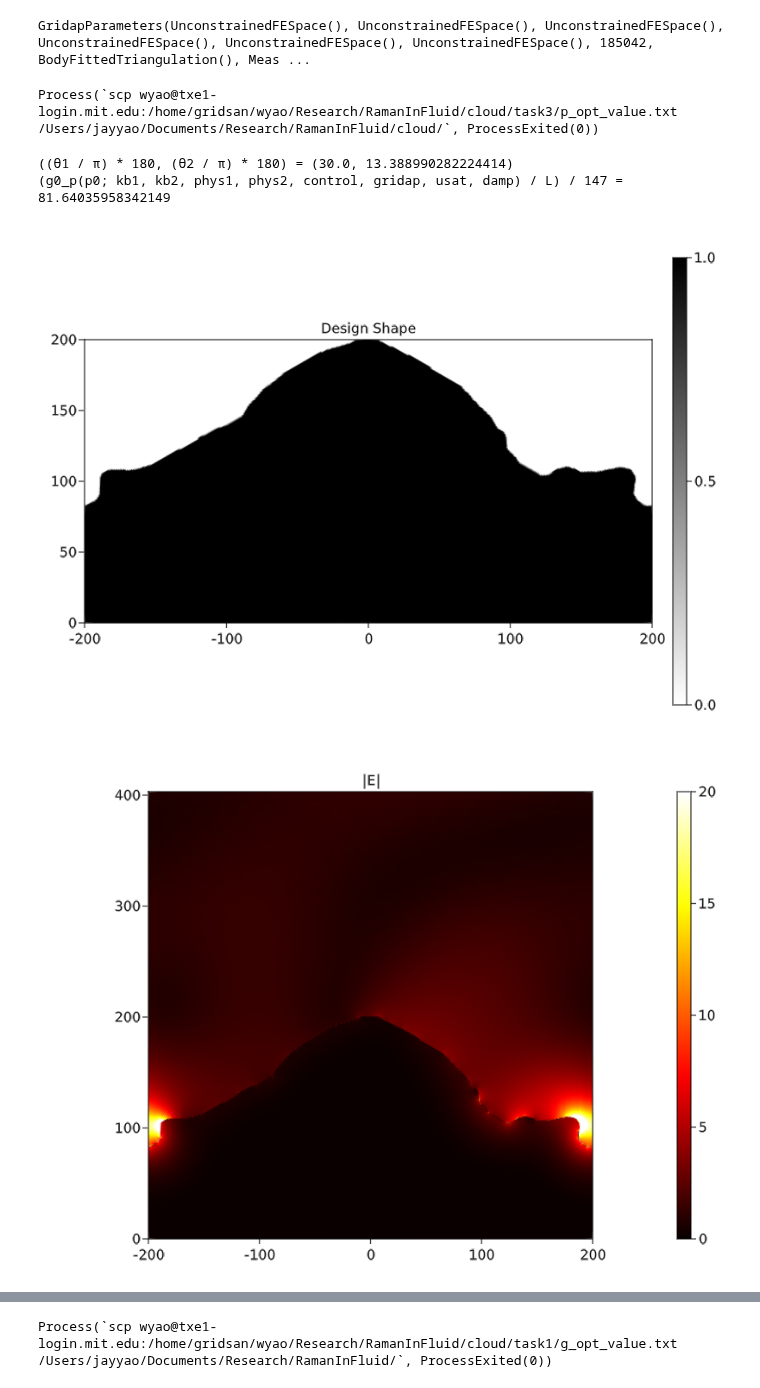
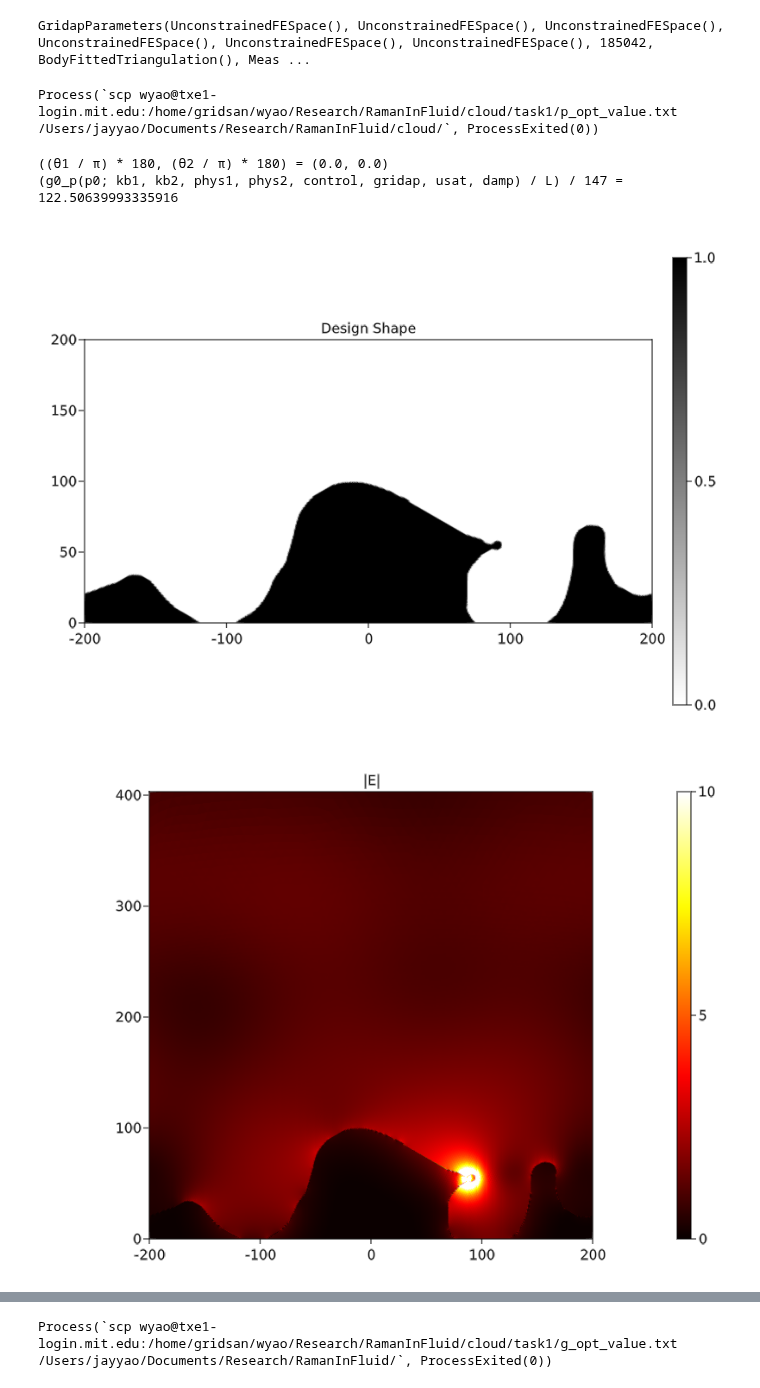
Before and after one commit to WenjieYao/RamanInFluid, a Jupyter notebook: Main_cloud.ipynb, the cells around one changed output, grey strips where cells are left out. Saved outputs shown, nothing was run; the diff lists cells and outputs as text; code cells hidden in the pictures.

```diff
--- a/Main_cloud.ipynb
+++ b/Main_cloud.ipynb
@@ -74,7 +74,7 @@ flag_f = true       # Turn on filter
 flag_t = true       # Turn on threshold
 
 # Filter and threshold paramters
-r = (1, 1)  # Filter radius
+r = (2, 2)  # Filter radius
 β = 32.0                  # β∈[1,∞], threshold sharpness
 η = 0.5                   # η∈[0,1], threshold center
 
@@ -112,15 +112,15 @@ Info    : Done reading 'cloud/geometry.msh'
 GridapParameters(UnconstrainedFESpace(), UnconstrainedFESpace(), UnconstrainedFESpace(), UnconstrainedFESpace(), UnconstrainedFESpace(), UnconstrainedFESpace(), 185042, BodyFittedTriangulation(), Meas ...
 # %%
 #run(`scp wyao@txe1-login.mit.edu:/home/gridsan/wyao/Research/RamanInFluid/cloud/task1/geometry.msh /Users/jayyao/Documents/Research/RamanInFluid/`)
-run(`scp wyao@txe1-login.mit.edu:/home/gridsan/wyao/Research/RamanInFluid/cloud/task3/p_opt_value.txt /Users/jayyao/Documents/Research/RamanInFluid/cloud/`)
+run(`scp wyao@txe1-login.mit.edu:/home/gridsan/wyao/Research/RamanInFluid/cloud/task1/p_opt_value.txt /Users/jayyao/Documents/Research/RamanInFluid/cloud/`)
 # %% [output]
-Process(`scp wyao@txe1-login.mit.edu:/home/gridsan/wyao/Research/RamanInFluid/cloud/task3/p_opt_value.txt /Users/jayyao/Documents/Research/RamanInFluid/cloud/`, ProcessExited(0))
+Process(`scp wyao@txe1-login.mit.edu:/home/gridsan/wyao/Research/RamanInFluid/cloud/task1/p_opt_value.txt /Users/jayyao/Documents/Research/RamanInFluid/cloud/`, ProcessExited(0))
 # %%
 # Output and view
 ImportFromFile = true
 N = num_free_dofs(gridap.FE_U)
 kb1 = VectorValue(sin(0/180*π) * ω1 * nf, 0)
-kb2 = VectorValue(sin(-0/180*π) * ω2 * nf, 0)
+kb2 = VectorValue(sin(0/180*π) * ω2 * nf, 0)
 
 if ImportFromFile
     #p_max = readdlm("cloud/task5/p_opt_value.txt", Float64)
@@ -169,32 +169,32 @@ limits!(ax, -L/2, L/2, 0, hd)
 save("Results/shape.png", fig)
 fig
 # %% [output]
-((θ1 / π) * 180, (θ2 / π) * 180) = (30.0, 13.388990282224414)
-(g0_p(p0; kb1, kb2, phys1, phys2, control, gridap, usat, damp) / L) / 147 = 81.64035958342149
+((θ1 / π) * 180, (θ2 / π) * 180) = (0.0, 0.0)
+(g0_p(p0; kb1, kb2, phys1, phys2, control, gridap, usat, damp) / L) / 147 = 122.50639993335916
-[figure, old version]
+[figure, new version]
 # %%
-maxe = 20.0#usat
-if true
+maxe = 10.0#usat
+if false
     e1=abs2(phys1.nf^2)
     e2=abs2(phys1.nm^2)
     uplot = u1h
     fig, ax, plt = plot(gridap.Ω, 2*(sqrt∘(abs((conj(∇(uplot)+1im*kb1*uplot) ⋅ (∇(uplot)+1im*kb1*uplot))/(e1 + (e2 - e1) * pth)))), colormap = :hot, colorrange=(0, maxe))
 else
     e1=abs2(phys2.nf^2)
     e2=abs2(phys2.nm^2)
     uplot = v2h
     fig, ax, plt = plot(gridap.Ω, 2*(sqrt∘(abs((conj(∇(uplot)+1im*kb2*uplot) ⋅ (∇(uplot)+1im*kb2*uplot))/(e1 + (e2 - e1) * pth)))), colormap = :hot, colorrange=(0, maxe))
 end
 #fig, ax, plt = plot(gridap.Ω, real(u1h), colormap = :bwr, colorrange=(-maxv, maxv))
 #fig, ax, plt = plot(gridap.Ω, abs2(u1h), colormap = :hot, colorrange=(0, maxv^2))
 Colorbar(fig[1,2], plt)
 #ax.title = "|H|"
 ax.title = "|E|"
 #ax.aspect = AxisAspect(L/(phys1.LHp[2]+phys1.LHn[2]))
 #limits!(ax, -L/2, L/2, -phys1.LHn[2], phys1.LHp[2])
 ax.aspect = AxisAspect(L/(hd+hr*1))
 limits!(ax, -L/2, L/2, 0, hd+hr*1)
 save("Results/Field.png", fig)
 fig
 # %% [output]
-[figure, old version]
+[figure, new version]
```
Also changed, not shown: parts of 1 cell of this notebook, 12 other files.
